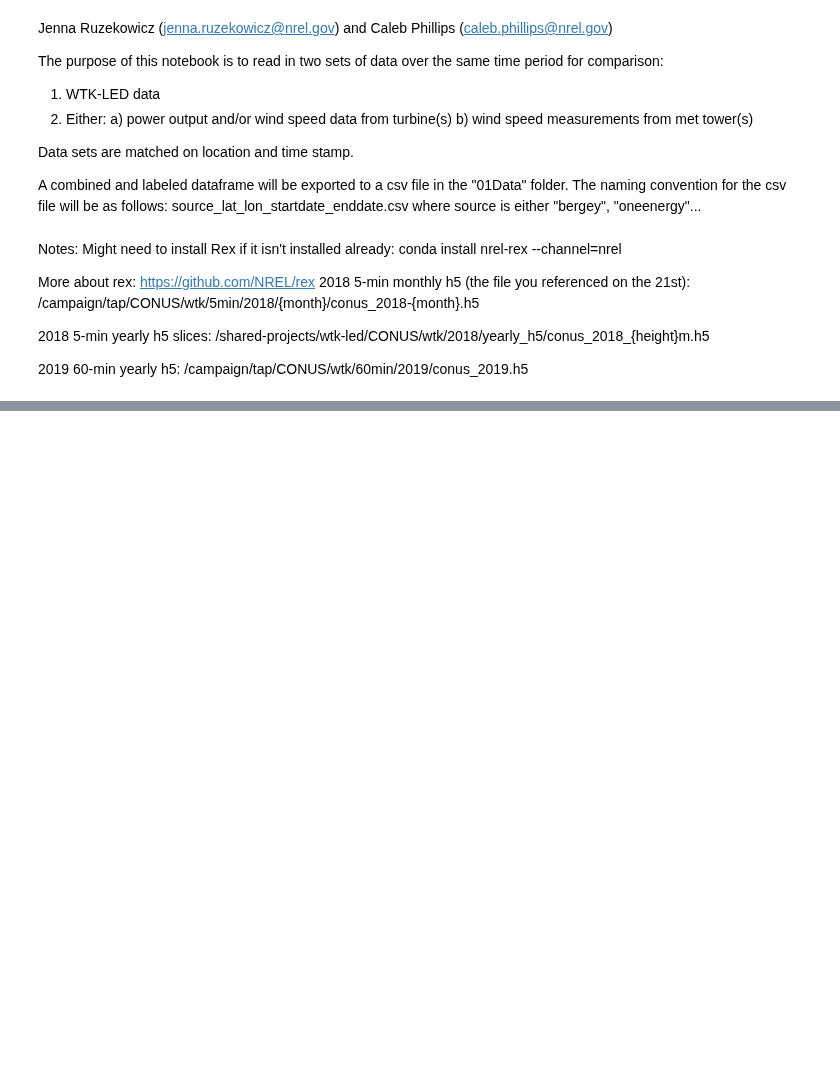
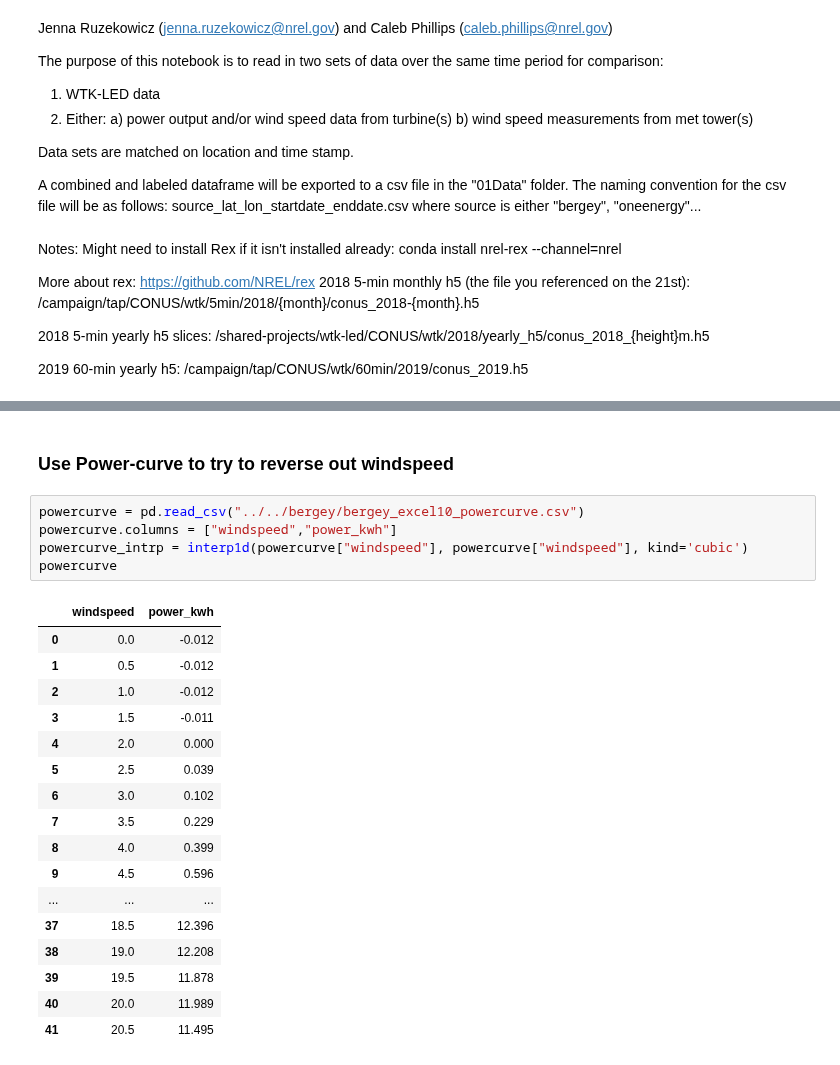
Before and after one commit to NREL/dw-tap, a Jupyter notebook: notebooks/validation/01 Read in Data Bergey.ipynb, the cells around one changed output, grey strips where cells are left out. Drawn from its saved outputs; the diff is of its cells as text; blank space fills up the shorter version.

```diff
--- a/notebooks/validation/01 Read in Data Bergey.ipynb
+++ b/notebooks/validation/01 Read in Data Bergey.ipynb
@@ -33,0 +78,25 @@ from dw_tap.data_fetching import get_data_wtk_led_on_eagle
+# %% [markdown]
+### Use Power-curve to try to reverse out windspeed
+# %%
+powercurve = pd.read_csv("../../bergey/bergey_excel10_powercurve.csv")
+powercurve.columns = ["windspeed","power_kwh"]
+powercurve_intrp = interp1d(powercurve["windspeed"], powercurve["windspeed"], kind='cubic')
+powercurve
+# %% [output]
+|  | windspeed | power_kwh |
+| 0 | 0.0 | -0.012 |
+| 1 | 0.5 | -0.012 |
+| 2 | 1.0 | -0.012 |
+| 3 | 1.5 | -0.011 |
+| 4 | 2.0 | 0.000 |
+| 5 | 2.5 | 0.039 |
+| 6 | 3.0 | 0.102 |
+| 7 | 3.5 | 0.229 |
+| 8 | 4.0 | 0.399 |
+| 9 | 4.5 | 0.596 |
+| ... | ... | ... |
+| 37 | 18.5 | 12.396 |
+| 38 | 19.0 | 12.208 |
+| 39 | 19.5 | 11.878 |
+| 40 | 20.0 | 11.989 |
+| 41 | 20.5 | 11.495 |
```
Also changed, not shown: parts of 14 cells of this notebook, 2 other files.
